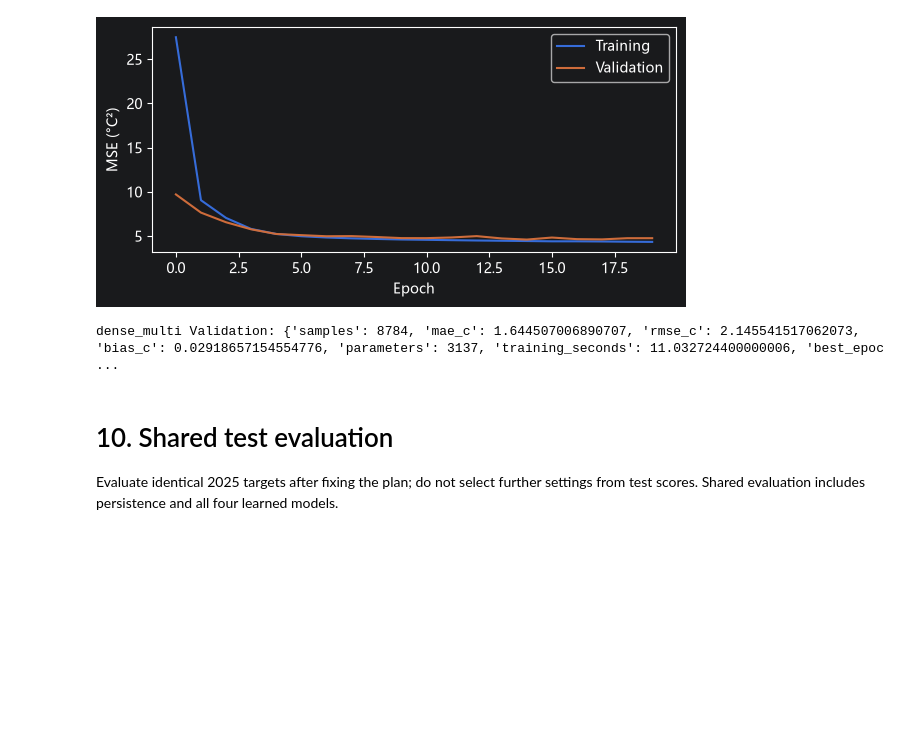
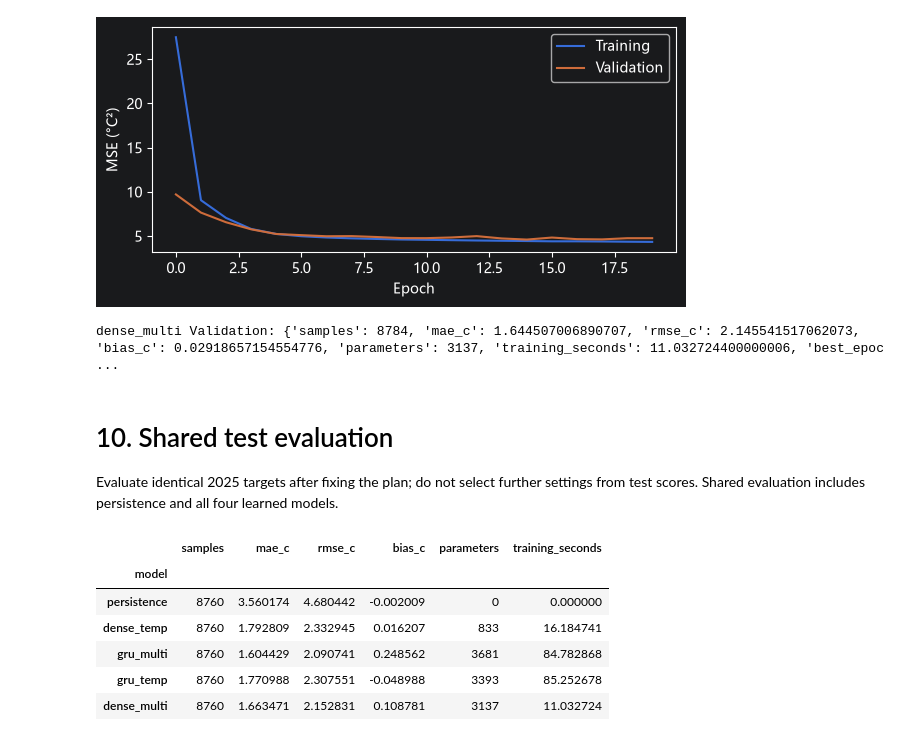
Before and after one commit to Frank-Ping/DATAX504-Yuanhao, a Jupyter notebook: final_report/final_report.ipynb, the cells around one changed output. Drawn from its saved outputs; the diff is of its cells as text; code cells hidden in the pictures; blank space fills up the shorter version.

Commit message:
Final Project: 10. compare models on held-out test data

```diff
--- a/final_report/final_report.ipynb
+++ b/final_report/final_report.ipynb
@@ -302,3 +302,28 @@ dense_multi Validation: {'samples': 8784, 'mae_c': 1.644507006890707, 'rmse_c':
 # 10. Shared test evaluation
 Evaluate identical 2025 targets after fixing the plan; do not select further settings from test scores.
 Shared evaluation includes persistence and all four learned models.
+# %%
+test = splits["test"]
+predictions = pd.DataFrame({"target_time": test["times"], "observed_c": test["y"],
+                            "persistence": test["latest"]})
+for name in records:
+    model = keras.saving.load_model(f"models/{name}.keras", compile=False)
+    count = model.input_shape[-1]
+    predictions[name] = model.predict(dataset(test["X"][:, :, :count]), verbose=0).ravel()
+rows = []
+for name in ["persistence"] + list(records):
+    record = records.get(name, {"parameters": 0, "training_seconds": 0})
+    rows.append({"model": name, **metrics(predictions.observed_c, predictions[name]),
+                 "parameters": record["parameters"], "training_seconds": record["training_seconds"]})
+results = pd.DataFrame(rows).set_index("model")
+predictions.to_csv("outputs/test_predictions.csv", index=False)
+results.to_csv("outputs/test_results.csv")
+display(results)
+# %% [output]
+|  | samples | mae_c | rmse_c | bias_c | parameters | training_seconds |
+| model |  |  |  |  |  |  |
+| persistence | 8760 | 3.560174 | 4.680442 | -0.002009 | 0 | 0.000000 |
+| dense_temp | 8760 | 1.792809 | 2.332945 | 0.016207 | 833 | 16.184741 |
+| gru_multi | 8760 | 1.604429 | 2.090741 | 0.248562 | 3681 | 84.782868 |
+| gru_temp | 8760 | 1.770988 | 2.307551 | -0.048988 | 3393 | 85.252678 |
+| dense_multi | 8760 | 1.663471 | 2.152831 | 0.108781 | 3137 | 11.032724 |
```
